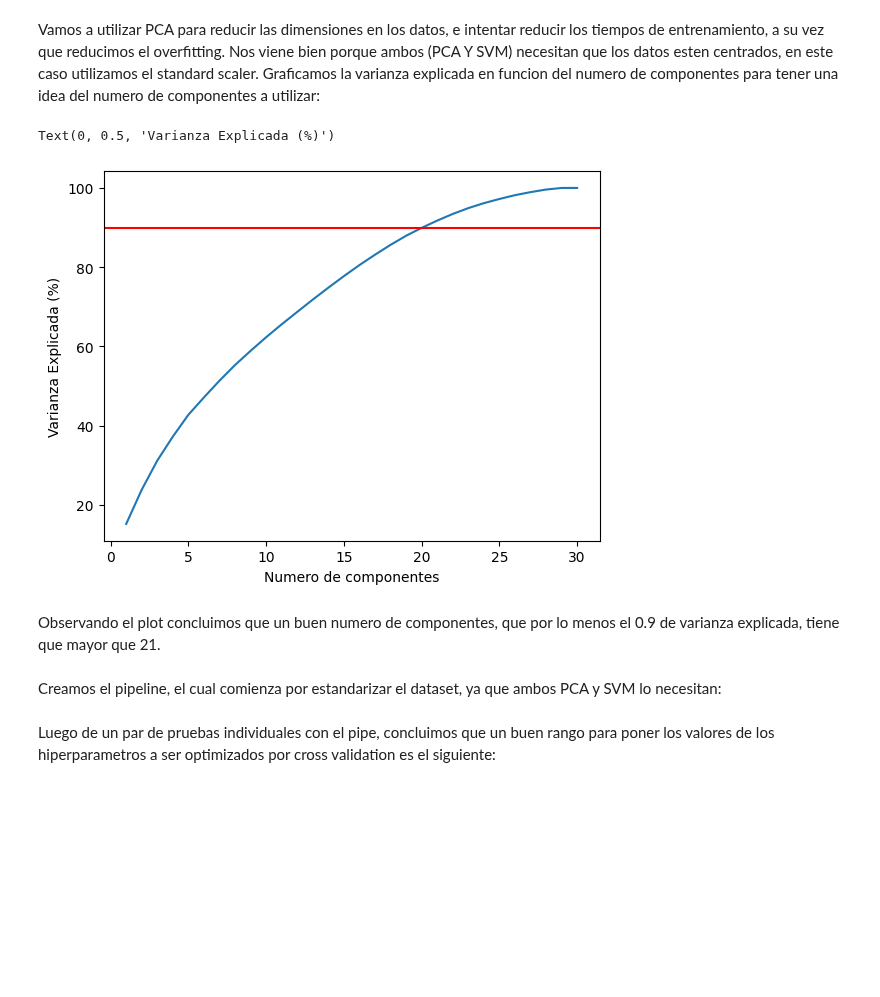
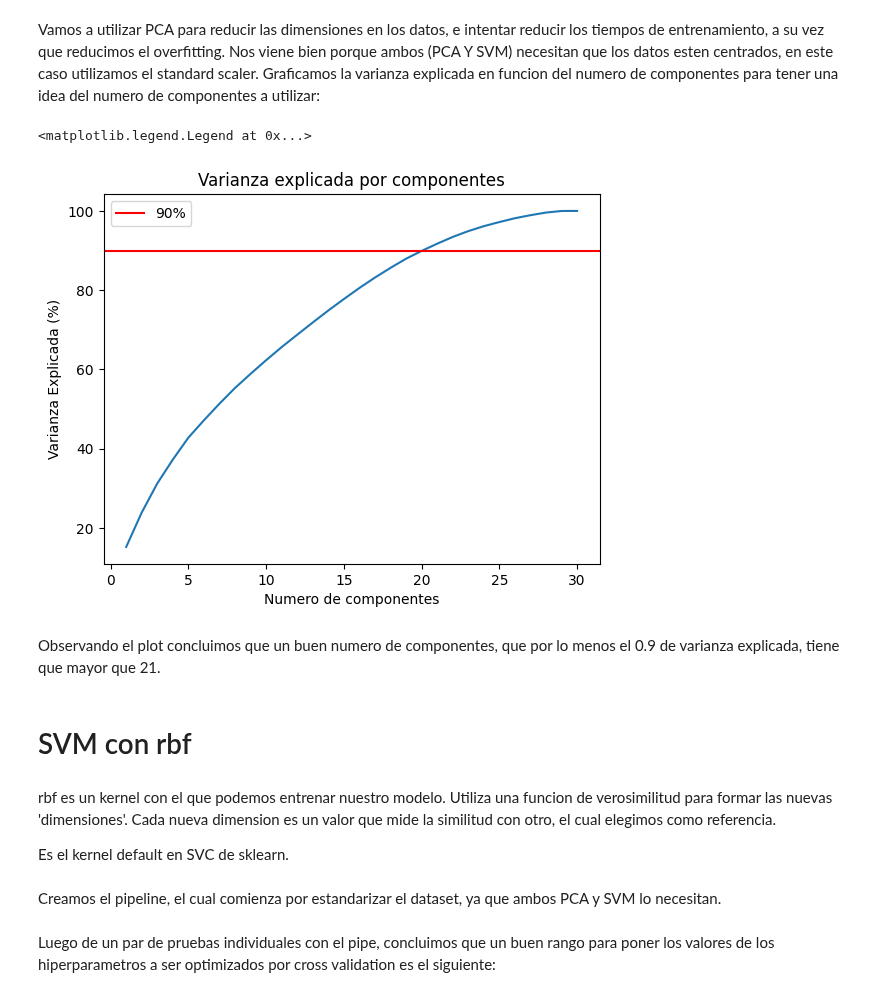
Before and after one commit to LuchoLorenzo1/7506R-1C2023-GRUPO19, a Jupyter notebook: checkpoint3/7506R_TP1_GRUPO19_CH3_ENTREGA_SVM.ipynb, the cells around one changed output. Cells and saved outputs as stored; diff of their text form; code cells hidden in the pictures; blank space fills up the shorter version.

```diff
--- a/checkpoint3/7506R_TP1_GRUPO19_CH3_ENTREGA_SVM.ipynb
+++ b/checkpoint3/7506R_TP1_GRUPO19_CH3_ENTREGA_SVM.ipynb
@@ -123,25 +123,33 @@ Vamos a utilizar PCA para reducir las dimensiones en los datos, e intentar reduc
 # %%
 sc = StandardScaler()
 X_train_scaled = sc.fit_transform(X_train)
 
 pca = PCA(n_components = None)
 pca.fit(X_train_scaled)
 
 #Cantidad de Componentes
 componentes = len(pca.explained_variance_ratio_)
 
 #Grafico la Varianza Explicada
 plt.plot(range(1,componentes+1), np.cumsum(pca.explained_variance_ratio_ * 100))
-plt.axhline(90, c= 'red')
+plt.axhline(90, c= 'red', label='90%')
 plt.xlabel("Numero de componentes")
 plt.ylabel("Varianza Explicada (%)")
+plt.title("Varianza explicada por componentes")
+plt.legend()
 # %% [output]
-Text(0, 0.5, 'Varianza Explicada (%)')
+<matplotlib.legend.Legend at 0x...>
-[figure, old version]
+[figure, new version]
 # %% [markdown]
 Observando el plot concluimos que un buen numero de componentes, que por lo menos el 0.9 de varianza explicada, tiene que mayor que 21.
+# %% [markdown]
+# SVM con rbf
+# %% [markdown]
+rbf es un kernel con el que podemos entrenar nuestro modelo. Utiliza una funcion de verosimilitud para formar las nuevas 'dimensiones'. Cada nueva dimension es un valor que mide la similitud con otro, el cual elegimos como referencia.
+
+Es el kernel default en SVC de sklearn.
 # %% [markdown]
-Creamos el pipeline, el cual comienza por estandarizar el dataset, ya que ambos PCA y SVM lo necesitan:
+Creamos el pipeline, el cual comienza por estandarizar el dataset, ya que ambos PCA y SVM lo necesitan.
 # %%
 pipe = Pipeline([
     ("scaler", StandardScaler()),
```
Also changed, not shown: parts of 22 cells of this notebook.
